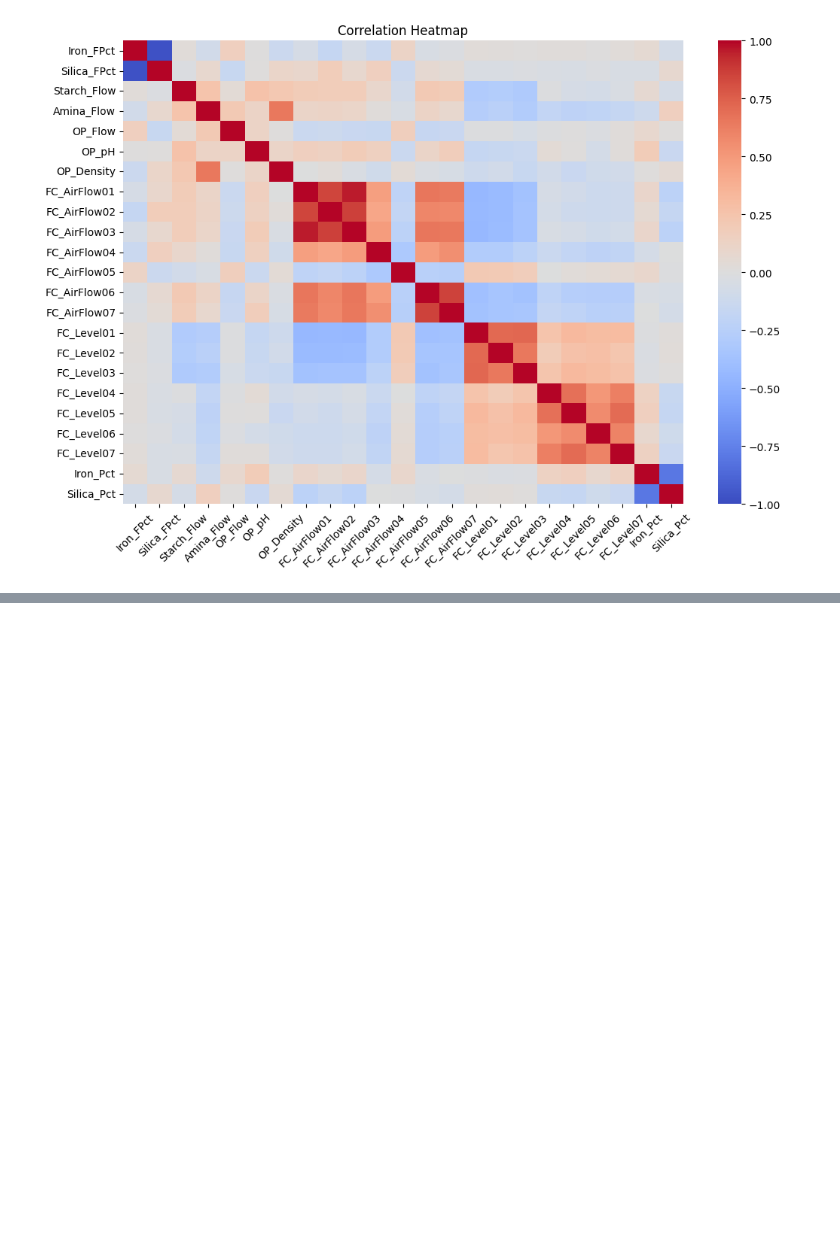
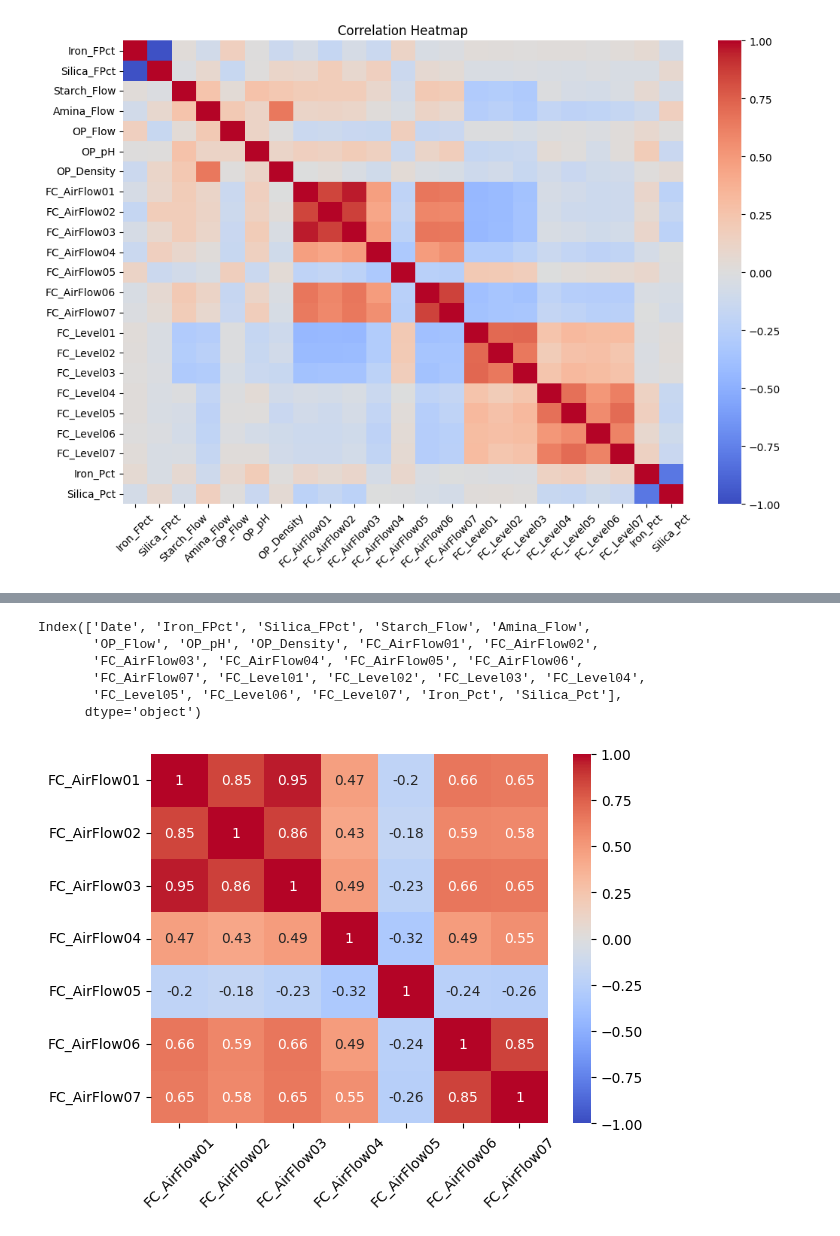
Before and after one commit to akshayyewle/Machine-Learning, a Jupyter notebook: 12 Mineral Processing Quality Prediction/Python Notebook.ipynb, the cells around one changed output, grey strips where cells are left out. Saved outputs shown, nothing was run; the diff lists cells and outputs as text; code cells hidden in the pictures; blank space fills up the shorter version.

```diff
--- a/12 Mineral Processing Quality Prediction/Python Notebook.ipynb
+++ b/12 Mineral Processing Quality Prediction/Python Notebook.ipynb
@@ -218,0 +229,18 @@ plt.show()
+# %%
+df.columns
+# %% [output]
+Index(['Date', 'Iron_FPct', 'Silica_FPct', 'Starch_Flow', 'Amina_Flow',
+       'OP_Flow', 'OP_pH', 'OP_Density', 'FC_AirFlow01', 'FC_AirFlow02',
+       'FC_AirFlow03', 'FC_AirFlow04', 'FC_AirFlow05', 'FC_AirFlow06',
+       'FC_AirFlow07', 'FC_Level01', 'FC_Level02', 'FC_Level03', 'FC_Level04',
+       'FC_Level05', 'FC_Level06', 'FC_Level07', 'Iron_Pct', 'Silica_Pct'],
+      dtype='object')
+# %%
+sns.heatmap(df[['FC_AirFlow01', 'FC_AirFlow02',
+       'FC_AirFlow03', 'FC_AirFlow04', 'FC_AirFlow05', 'FC_AirFlow06',
+       'FC_AirFlow07']].corr(),annot=True,vmin=-1,vmax=1,cmap='coolwarm')
+
+plt.xticks(rotation=45)
+plt.show()
+# %% [output]
+[figure, added]
```
Also changed, not shown: parts of 7 cells of this notebook.
